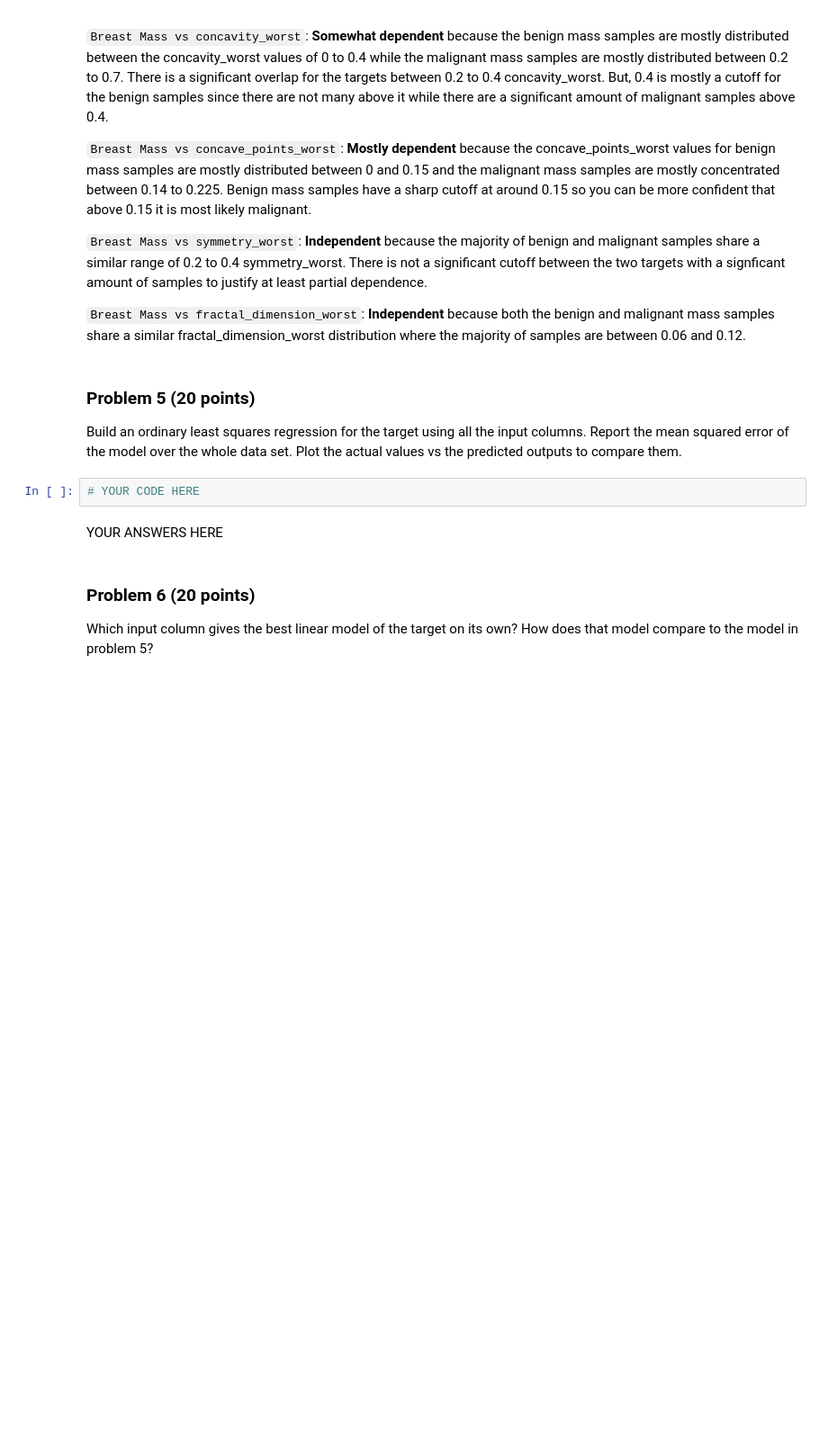
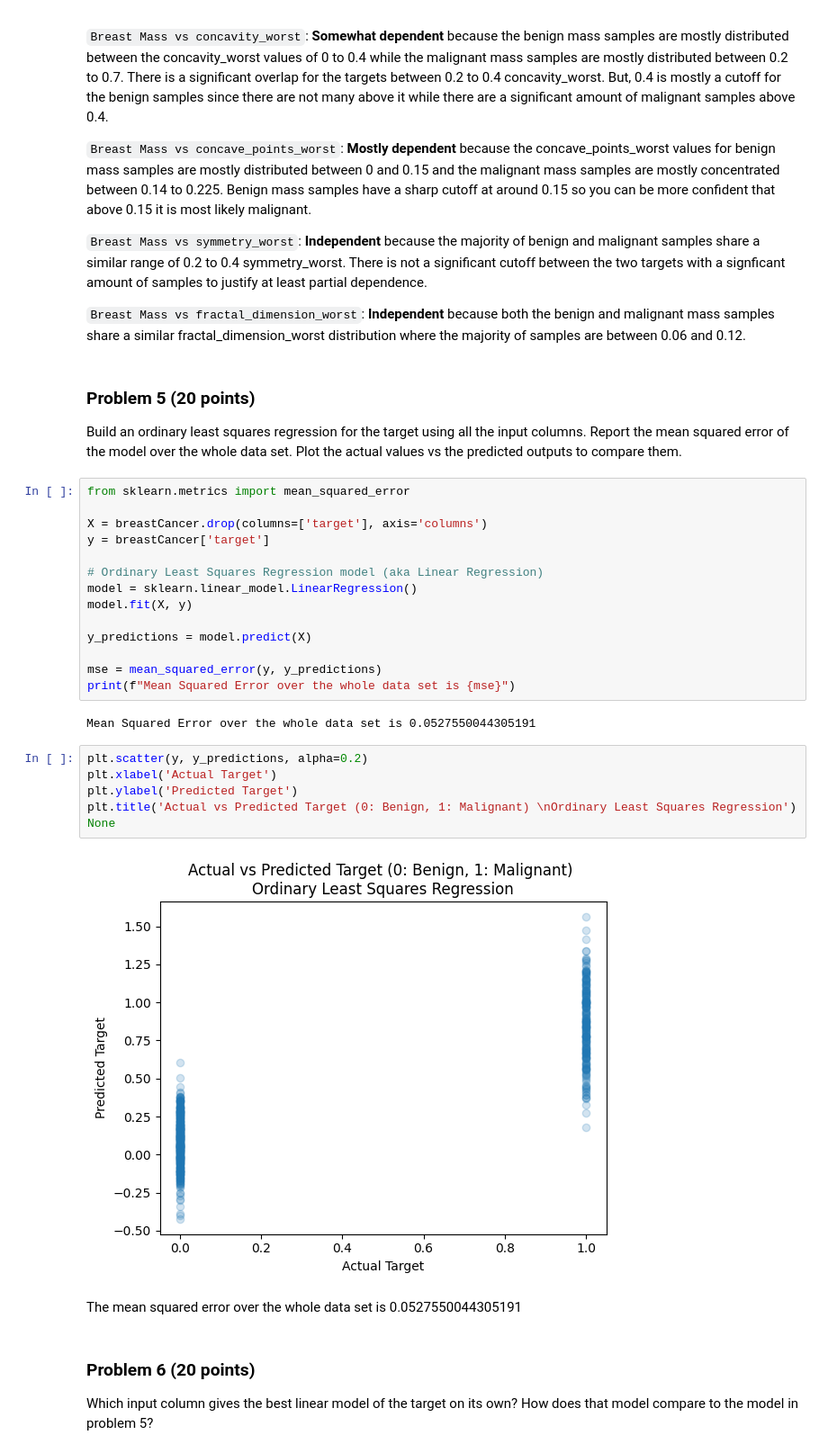
Before and after one commit to aidandig/dx601-final-project, a Jupyter notebook: project.ipynb, the cells around one changed output. Shown at 90% size. Drawn from its saved outputs; the diff is of its cells as text; blank space fills up the shorter version.

Commit message:
Ordinary Least Squares Regression model

```diff
--- a/project.ipynb
+++ b/project.ipynb
@@ -417,10 +417,32 @@ for c in breastCancer.columns:
 Build an ordinary least squares regression for the target using all the input columns.
 Report the mean squared error of the model over the whole data set.
 Plot the actual values vs the predicted outputs to compare them.
-# %%
-# YOUR CODE HERE
-# %% [markdown]
-YOUR ANSWERS HERE
+# %%
+from sklearn.metrics import mean_squared_error
+
+X = breastCancer.drop(columns=['target'], axis='columns')
+y = breastCancer['target']
+
+# Ordinary Least Squares Regression model (aka Linear Regression)
+model = sklearn.linear_model.LinearRegression()
+model.fit(X, y)
+
+y_predictions = model.predict(X)
+
+mse = mean_squared_error(y, y_predictions)
+print(f"Mean Squared Error over the whole data set is {mse}")
+# %% [output]
+Mean Squared Error over the whole data set is 0.0527550044305191
+# %%
+plt.scatter(y, y_predictions, alpha=0.2)
+plt.xlabel('Actual Target')
+plt.ylabel('Predicted Target')
+plt.title('Actual vs Predicted Target (0: Benign, 1: Malignant) \nOrdinary Least Squares Regression')
+None
+# %% [output]
+[figure, added]
+# %% [markdown]
+The mean squared error over the whole data set is 0.0527550044305191
 # %% [markdown]
 ### Problem 6 (20 points)
 
```
Also changed, not shown: parts of 1 cell of this notebook.
